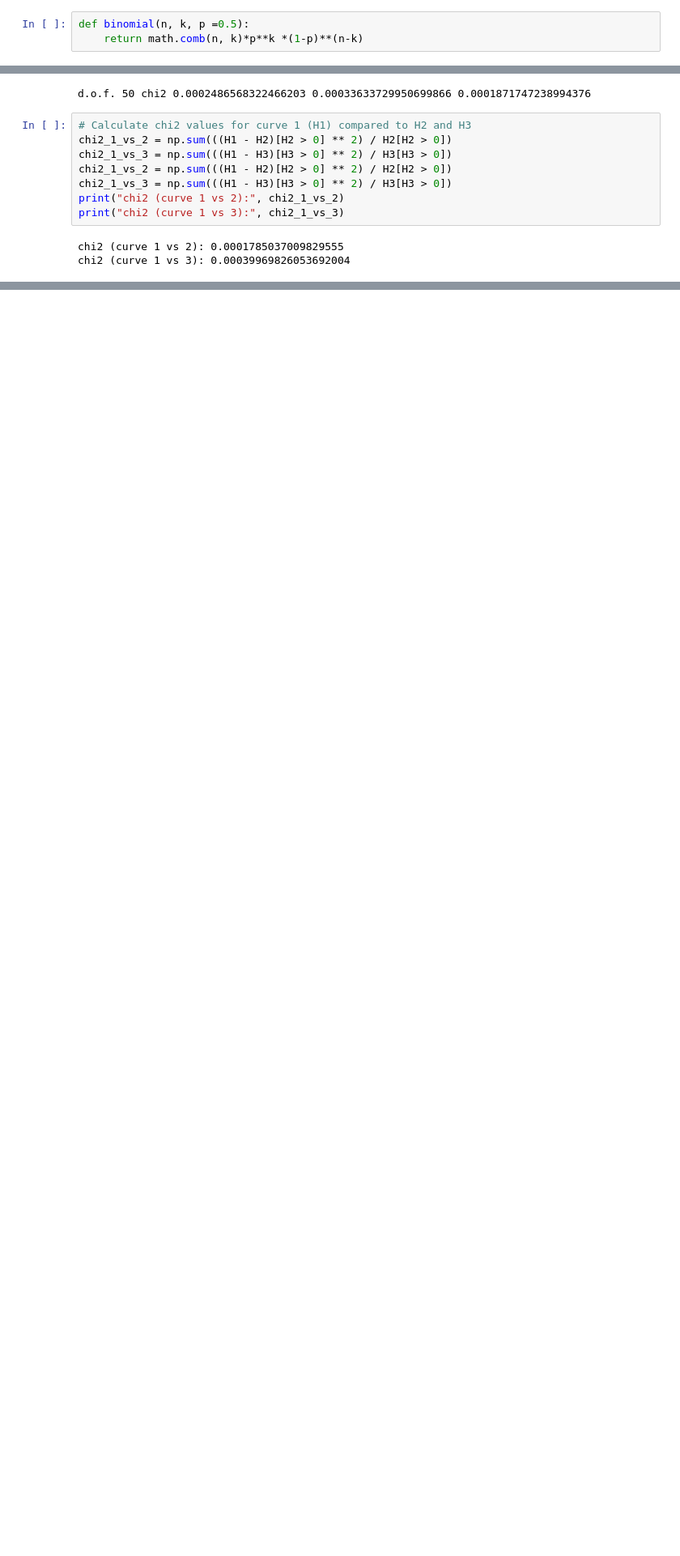
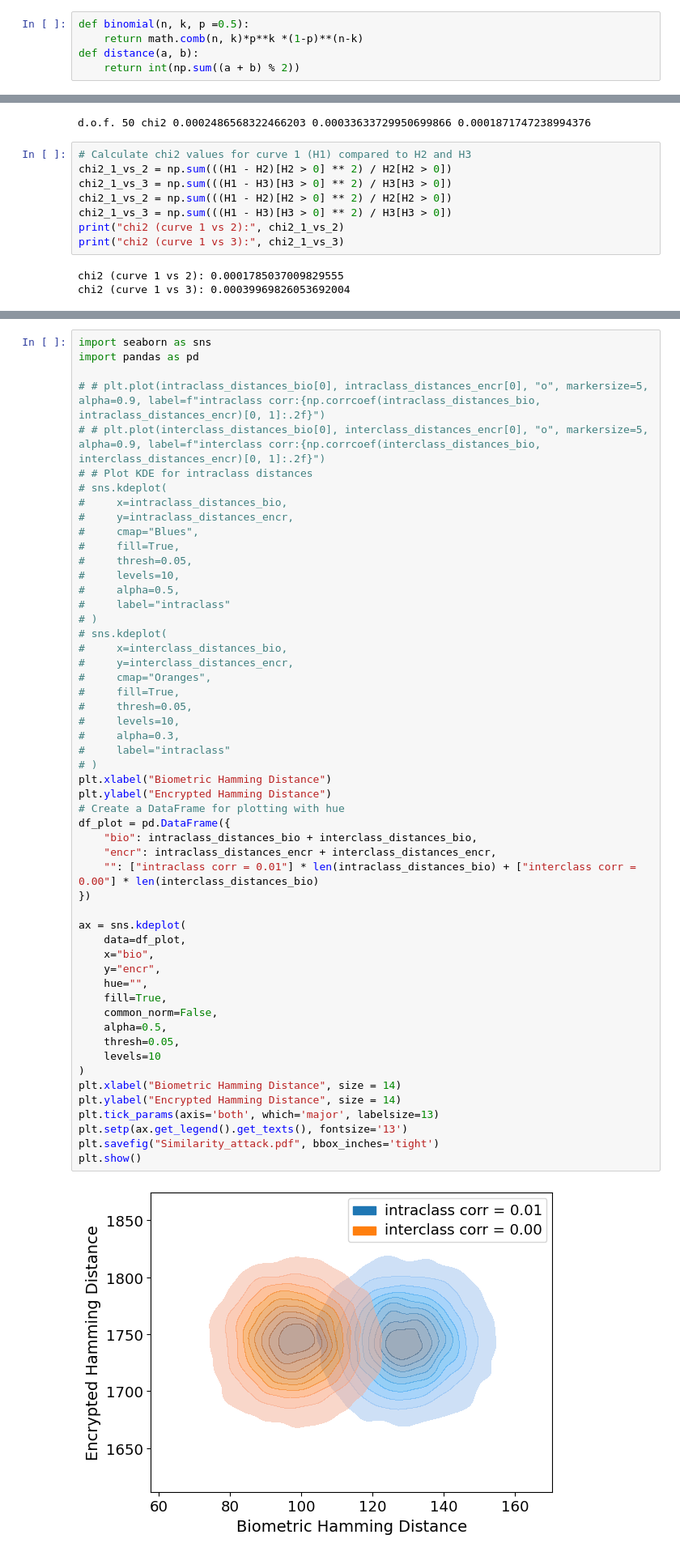
Before and after one commit to joseb4/PQClean, a Jupyter notebook: crypto_kem/mceliece8192128/clean/revocability.ipynb, the cells around one changed output, grey strips where cells are left out. Shown: that part at 81% size. Drawn from its saved outputs; the diff is of its cells as text; blank space fills up the shorter version.

```diff
--- a/crypto_kem/mceliece8192128/clean/revocability.ipynb
+++ b/crypto_kem/mceliece8192128/clean/revocability.ipynb
@@ -7,6 +9,8 @@ from scipy.stats import binom
 # %%
 def binomial(n, k, p =0.5):
     return math.comb(n, k)*p**k *(1-p)**(n-k)
+def distance(a, b):
+    return int(np.sum((a + b) % 2))
 # %%
 # Constants (adjust based on your C code)
 SYS_N = 3488  # Example, must match your C code
@@ -102,0 +162,55 @@ chi2 (curve 1 vs 3): 0.00039969826053692004
+# %%
+import seaborn as sns
+import pandas as pd
+
+# # plt.plot(intraclass_distances_bio[0], intraclass_distances_encr[0], "o", markersize=5, alpha=0.9, label=f"intraclass corr:{np.corrcoef(intraclass_distances_bio, intraclass_distances_encr)[0, 1]:.2f}")
+# # plt.plot(interclass_distances_bio[0], interclass_distances_encr[0], "o", markersize=5, alpha=0.9, label=f"interclass corr:{np.corrcoef(interclass_distances_bio, interclass_distances_encr)[0, 1]:.2f}")
+# # Plot KDE for intraclass distances
+# sns.kdeplot(
+#     x=intraclass_distances_bio,
+#     y=intraclass_distances_encr,
+#     cmap="Blues",
+#     fill=True,
+#     thresh=0.05,
+#     levels=10,
+#     alpha=0.5,
+#     label="intraclass"
+# )
+# sns.kdeplot(
+#     x=interclass_distances_bio,
+#     y=interclass_distances_encr,
+#     cmap="Oranges",
+#     fill=True,
+#     thresh=0.05,
+#     levels=10,
+#     alpha=0.3,
+#     label="intraclass"
+# )
+plt.xlabel("Biometric Hamming Distance")
+plt.ylabel("Encrypted Hamming Distance")
+# Create a DataFrame for plotting with hue
+df_plot = pd.DataFrame({
+    "bio": intraclass_distances_bio + interclass_distances_bio,
+    "encr": intraclass_distances_encr + interclass_distances_encr,
+    "": ["intraclass corr = 0.01"] * len(intraclass_distances_bio) + ["interclass corr = 0.00"] * len(interclass_distances_bio)
+})
+
+ax = sns.kdeplot(
+    data=df_plot,
+    x="bio",
+    y="encr",
+    hue="",
+    fill=True,
+    common_norm=False,
+    alpha=0.5,
+    thresh=0.05,
+    levels=10
+)
+plt.xlabel("Biometric Hamming Distance", size = 14)
+plt.ylabel("Encrypted Hamming Distance", size = 14)
+plt.tick_params(axis='both', which='major', labelsize=13)
+plt.setp(ax.get_legend().get_texts(), fontsize='13')
+plt.savefig("Similarity_attack.pdf", bbox_inches='tight')
+plt.show()
+# %% [output]
+[figure, added]
```
Also changed, not shown: parts of 6 cells of this notebook, 8 other files.
